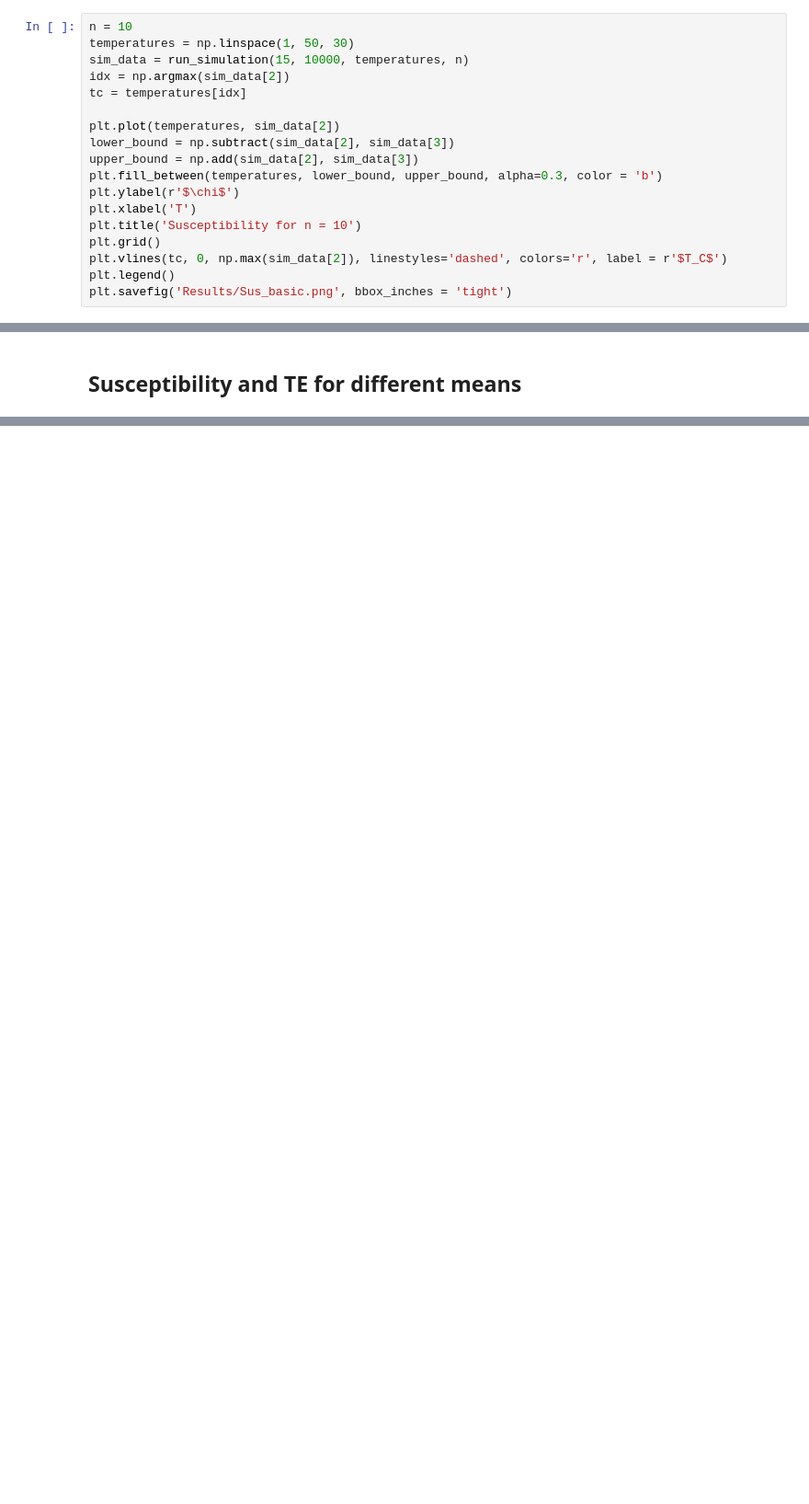
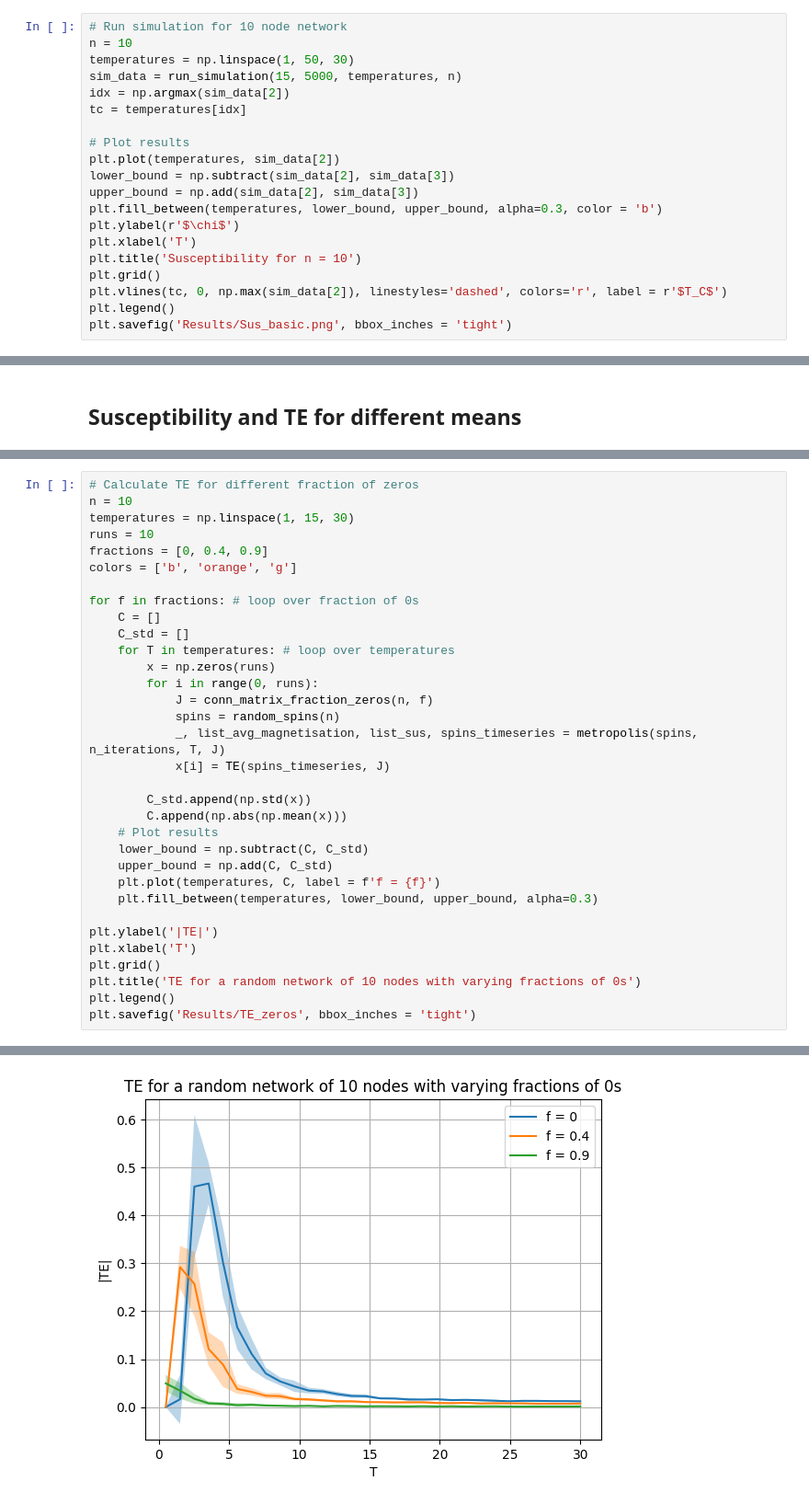
Before and after one commit to mylenevdmaas/CSS2023, a Jupyter notebook: random_networks.ipynb, the cells around one changed output, grey strips where cells are left out. Shown: that part at 92% size. Saved outputs shown, nothing was run; the diff lists cells and outputs as text; blank space fills up the shorter version.

```diff
--- a/random_networks.ipynb
+++ b/random_networks.ipynb
@@ -12,12 +12,14 @@ The autoreload extension is already loaded. To reload it, use:
 # %% [markdown]
 ## Basic 10 nodes susceptibility and TE
 # %%
+# Run simulation for 10 node network
 n = 10
 temperatures = np.linspace(1, 50, 30)
-sim_data = run_simulation(15, 10000, temperatures, n)
+sim_data = run_simulation(15, 5000, temperatures, n)
 idx = np.argmax(sim_data[2])
 tc = temperatures[idx]
 
+# Plot results
 plt.plot(temperatures, sim_data[2])
 lower_bound = np.subtract(sim_data[2], sim_data[3])
 upper_bound = np.add(sim_data[2], sim_data[3])
@@ -245,0 +287,34 @@ plt.show()
+# %%
+# Calculate TE for different fraction of zeros
+n = 10
+temperatures = np.linspace(1, 15, 30)
+runs = 10
+fractions = [0, 0.4, 0.9]
+colors = ['b', 'orange', 'g']
+
+for f in fractions: # loop over fraction of 0s
+    C = []
+    C_std = []
+    for T in temperatures: # loop over temperatures
+        x = np.zeros(runs)
+        for i in range(0, runs):
+            J = conn_matrix_fraction_zeros(n, f)
+            spins = random_spins(n)
+            _, list_avg_magnetisation, list_sus, spins_timeseries = metropolis(spins, n_iterations, T, J)
+            x[i] = TE(spins_timeseries, J)
+
+        C_std.append(np.std(x))
+        C.append(np.abs(np.mean(x)))
+    # Plot results
+    lower_bound = np.subtract(C, C_std)
+    upper_bound = np.add(C, C_std)
+    plt.plot(temperatures, C, label = f'f = {f}')
+    plt.fill_between(temperatures, lower_bound, upper_bound, alpha=0.3)
+
+plt.ylabel('|TE|')
+plt.xlabel('T')
+plt.grid()
+plt.title('TE for a random network of 10 nodes with varying fractions of 0s')
+plt.legend()
+plt.savefig('Results/TE_zeros', bbox_inches = 'tight')
+# %% [output]
@@ -245,0 +324 @@ plt.show()
+[figure, added]
```
Also changed, not shown: parts of 13 cells of this notebook, 9 other files.
